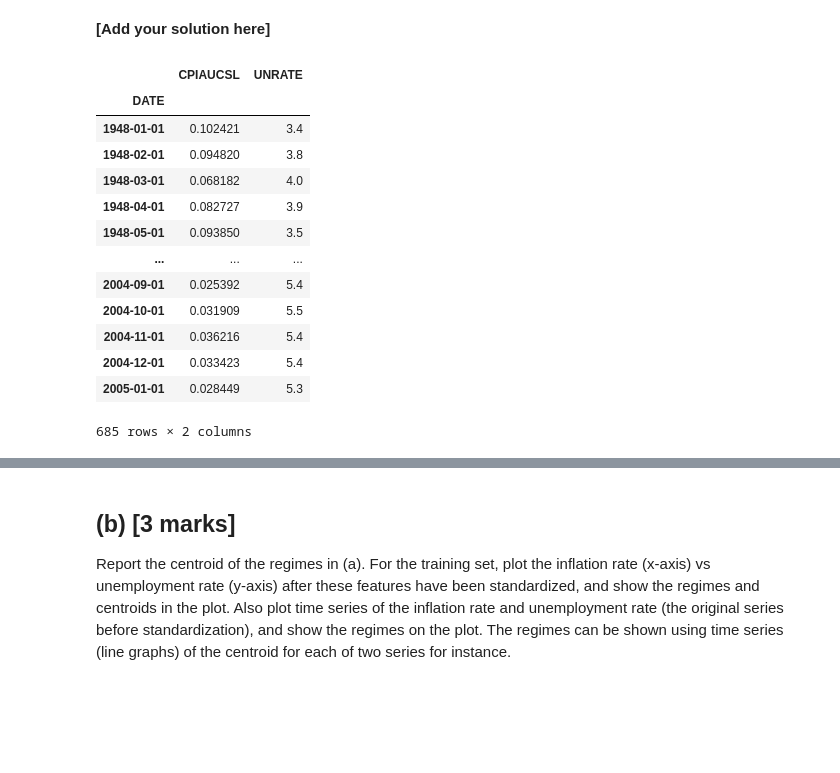
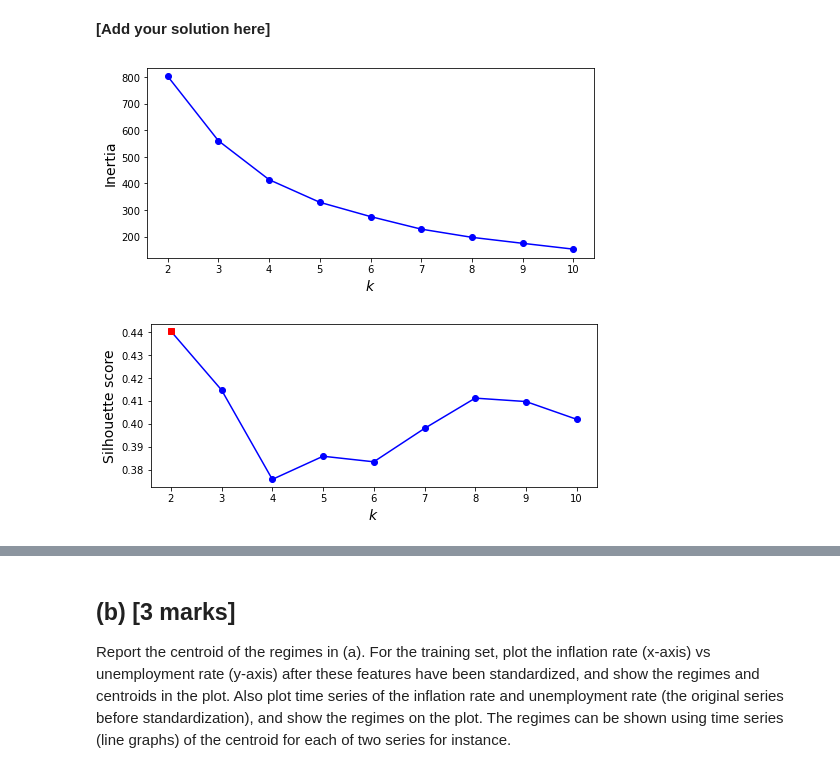
Before and after one commit to InfinityKing48/CFRM521, a Jupyter notebook: HW3/Homework3.ipynb, the cells around one changed output, grey strips where cells are left out. Cells and saved outputs as stored; diff of their text form; code cells hidden in the pictures; blank space fills up the shorter version.

```diff
--- a/HW3/Homework3.ipynb
+++ b/HW3/Homework3.ipynb
@@ -448,20 +448,34 @@ X_test = data['2005-1-1':]
 scaler = StandardScaler()
 X_train = scaler.fit_transform(X_train)
 X_test = scaler.transform(X_test)
-# %%
-X_train
-# %% [output]
-|  | CPIAUCSL | UNRATE |
-| DATE |  |  |
-| 1948-01-01 | 0.102421 | 3.4 |
-| 1948-02-01 | 0.094820 | 3.8 |
-| 1948-03-01 | 0.068182 | 4.0 |
-| 1948-04-01 | 0.082727 | 3.9 |
-| 1948-05-01 | 0.093850 | 3.5 |
-| ... | ... | ... |
-| 2004-09-01 | 0.025392 | 5.4 |
-| 2004-10-01 | 0.031909 | 5.5 |
-| 2004-11-01 | 0.036216 | 5.4 |
-| 2004-12-01 | 0.033423 | 5.4 |
-| 2005-01-01 | 0.028449 | 5.3 |
-685 rows × 2 columns
+# %%
+k_range = range(2, 11)
+kmeans_per_k = []
+for k in k_range:
+    kmeans = KMeans(n_clusters=k, random_state=42).fit(X_train)
+    kmeans_per_k.append(kmeans)
+# %%
+inertias = [model.inertia_ for model in kmeans_per_k]
+
+plt.figure(figsize=(8, 3.5))
+plt.plot(k_range, inertias, "bo-")
+plt.xlabel("$k$", fontsize=14)
+plt.ylabel("Inertia", fontsize=14)
+plt.show()
+# %% [output]
+[figure, added]
+# %%
+silhouette_scores = [silhouette_score(X_train, model.labels_)
+                     for model in kmeans_per_k]
+best_index = np.argmax(silhouette_scores)
+best_k = k_range[best_index]
+best_score = silhouette_scores[best_index]
+
+plt.figure(figsize=(8, 3))
+plt.plot(k_range, silhouette_scores, "bo-")
+plt.xlabel("$k$", fontsize=14)
+plt.ylabel("Silhouette score", fontsize=14)
+plt.plot(best_k, best_score, "rs")
+plt.show()
+# %% [output]
+[figure, added]
```
Also changed, not shown: parts of 7 cells of this notebook.
